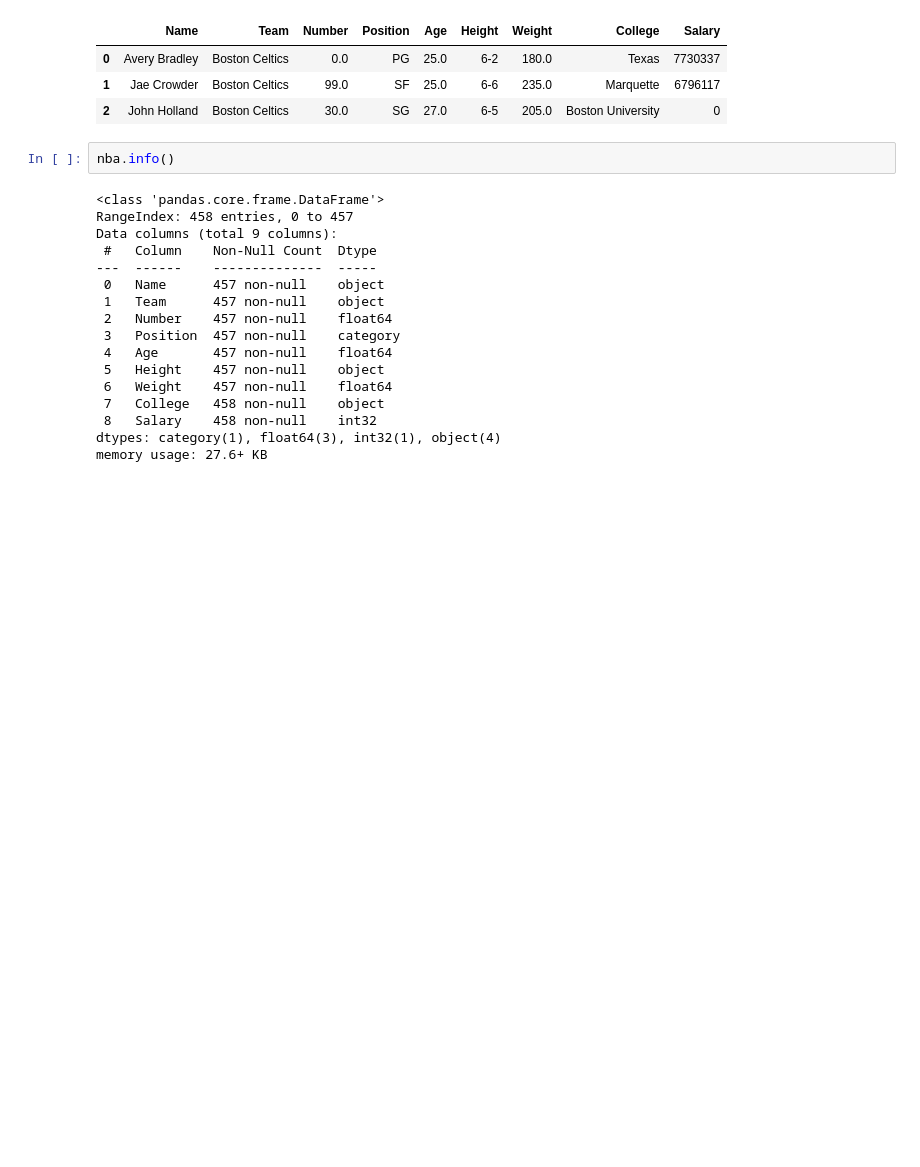
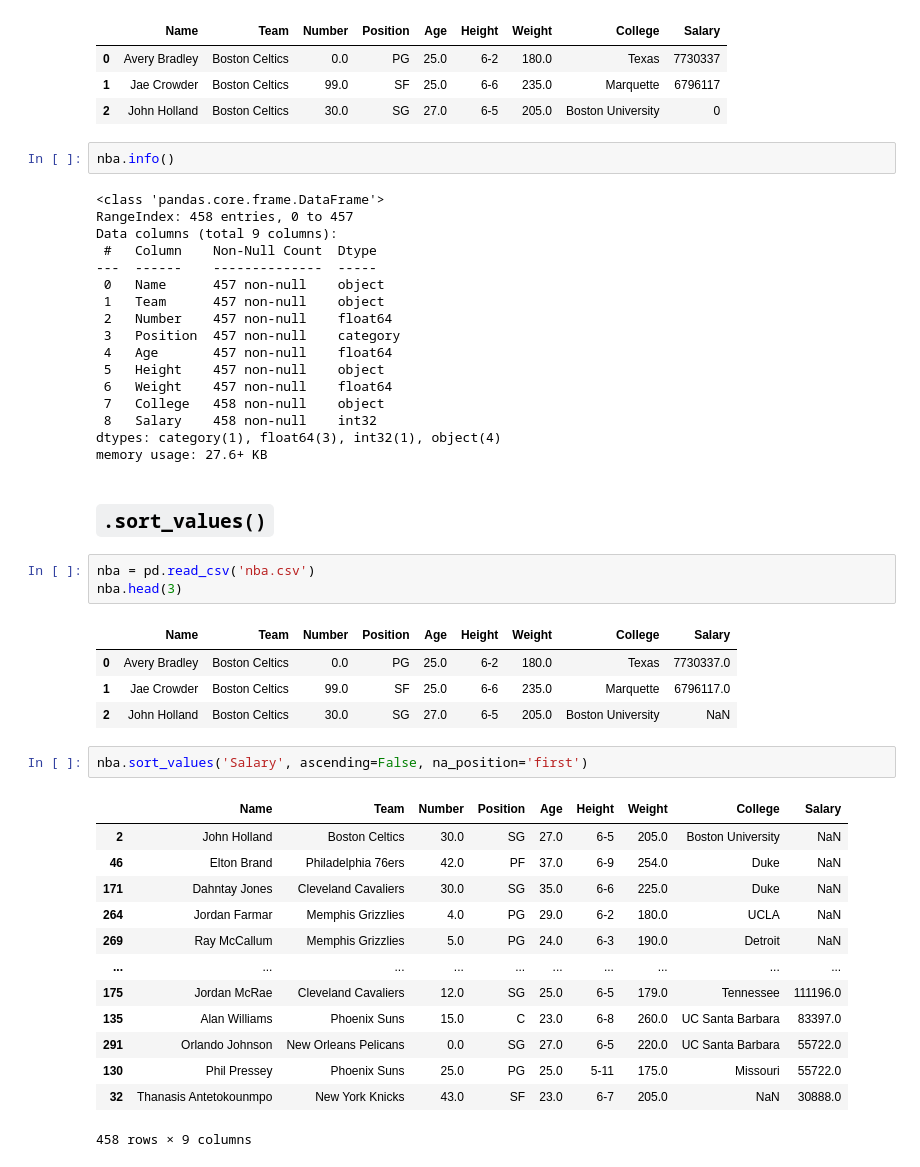
Before and after one commit to mo-amininasab/Pandas-practice, a Jupyter notebook: 06-dataframe-methods.ipynb, the cells around one changed output. Drawn from its saved outputs; the diff is of its cells as text; blank space fills up the shorter version.

Commit message:
sort_values

```diff
--- a/06-dataframe-methods.ipynb
+++ b/06-dataframe-methods.ipynb
@@ -373,3 +373,29 @@ Data columns (total 9 columns):
  8   Salary    458 non-null    int32
 dtypes: category(1), float64(3), int32(1), object(4)
 memory usage: 27.6+ KB
+# %% [markdown]
+## `.sort_values()`
+# %%
+nba = pd.read_csv('nba.csv')
+nba.head(3)
+# %% [output]
+|  | Name | Team | Number | Position | Age | Height | Weight | College | Salary |
+| 0 | Avery Bradley | Boston Celtics | 0.0 | PG | 25.0 | 6-2 | 180.0 | Texas | 7730337.0 |
+| 1 | Jae Crowder | Boston Celtics | 99.0 | SF | 25.0 | 6-6 | 235.0 | Marquette | 6796117.0 |
+| 2 | John Holland | Boston Celtics | 30.0 | SG | 27.0 | 6-5 | 205.0 | Boston University | NaN |
+# %%
+nba.sort_values('Salary', ascending=False, na_position='first')
+# %% [output]
+|  | Name | Team | Number | Position | Age | Height | Weight | College | Salary |
+| 2 | John Holland | Boston Celtics | 30.0 | SG | 27.0 | 6-5 | 205.0 | Boston University | NaN |
+| 46 | Elton Brand | Philadelphia 76ers | 42.0 | PF | 37.0 | 6-9 | 254.0 | Duke | NaN |
+| 171 | Dahntay Jones | Cleveland Cavaliers | 30.0 | SG | 35.0 | 6-6 | 225.0 | Duke | NaN |
+| 264 | Jordan Farmar | Memphis Grizzlies | 4.0 | PG | 29.0 | 6-2 | 180.0 | UCLA | NaN |
+| 269 | Ray McCallum | Memphis Grizzlies | 5.0 | PG | 24.0 | 6-3 | 190.0 | Detroit | NaN |
+| ... | ... | ... | ... | ... | ... | ... | ... | ... | ... |
+| 175 | Jordan McRae | Cleveland Cavaliers | 12.0 | SG | 25.0 | 6-5 | 179.0 | Tennessee | 111196.0 |
+| 135 | Alan Williams | Phoenix Suns | 15.0 | C | 23.0 | 6-8 | 260.0 | UC Santa Barbara | 83397.0 |
+| 291 | Orlando Johnson | New Orleans Pelicans | 0.0 | SG | 27.0 | 6-5 | 220.0 | UC Santa Barbara | 55722.0 |
+| 130 | Phil Pressey | Phoenix Suns | 25.0 | PG | 25.0 | 5-11 | 175.0 | Missouri | 55722.0 |
+| 32 | Thanasis Antetokounmpo | New York Knicks | 43.0 | SF | 23.0 | 6-7 | 205.0 | NaN | 30888.0 |
+458 rows × 9 columns
```
